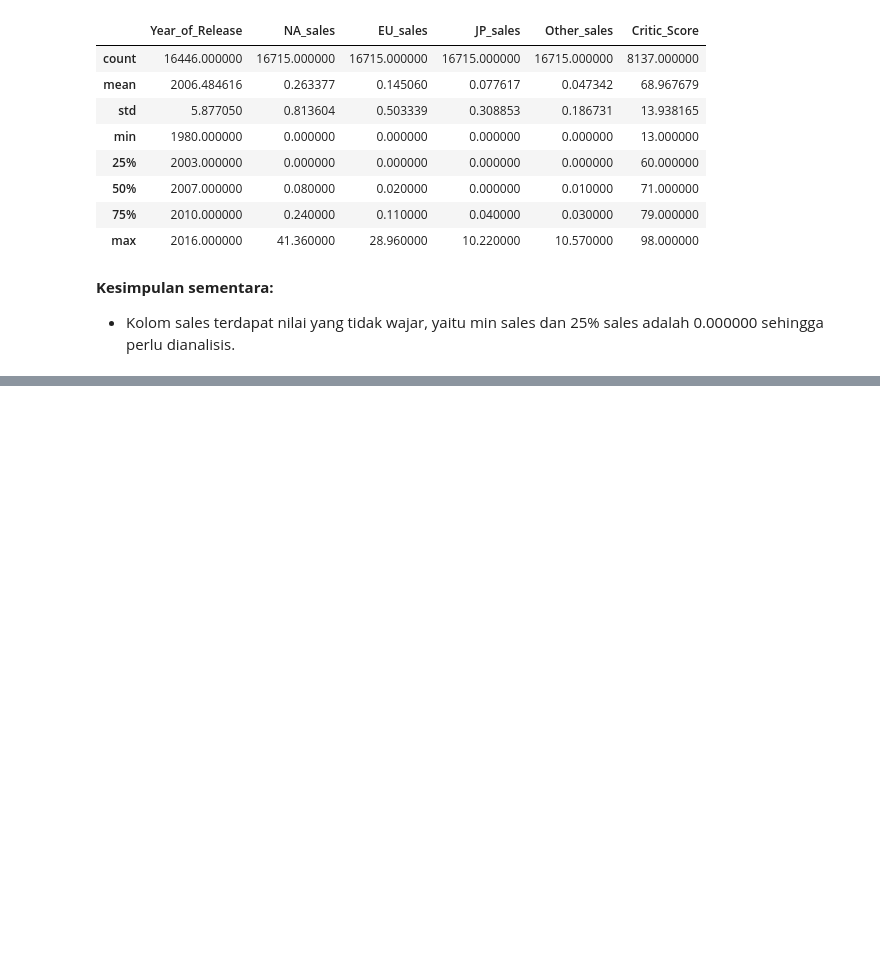
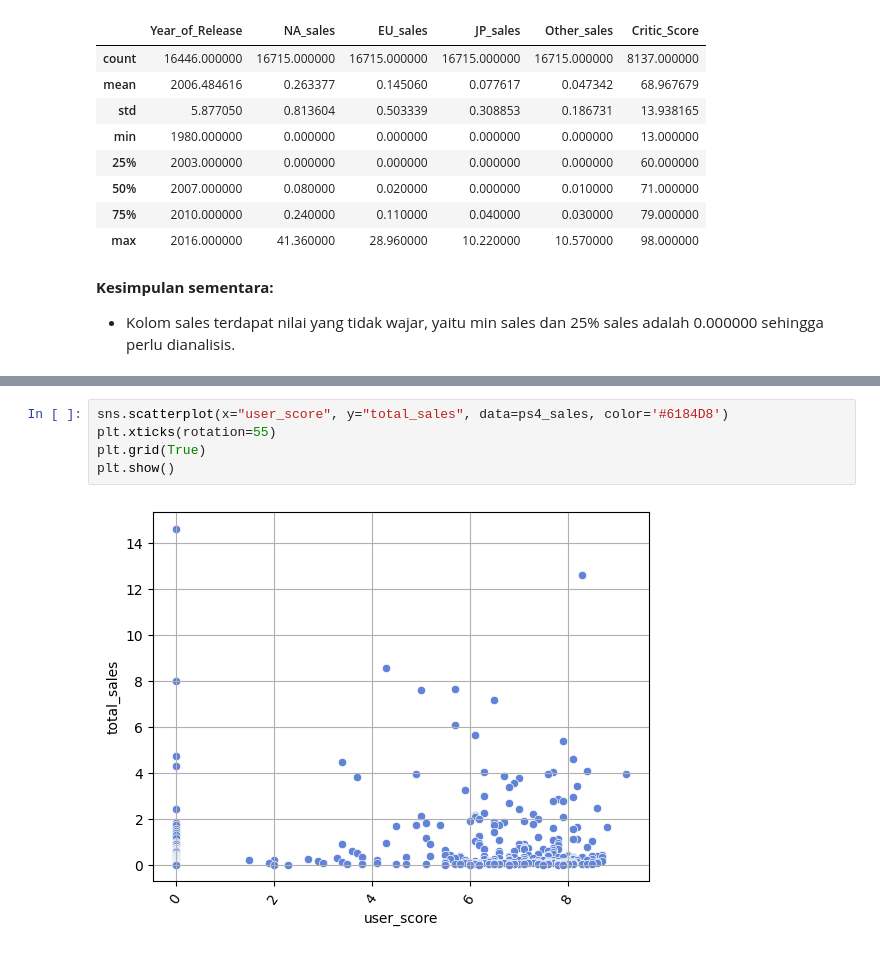
Before and after one commit to ShirotaT/DataAnalyst_Practicum, a Jupyter notebook: Project_5.games/Proyek5_GameBerpotensial.ipynb, the cells around one changed output, grey strips where cells are left out. Saved outputs shown, nothing was run; the diff lists cells and outputs as text; blank space fills up the shorter version.

```diff
--- a/Project_5.games/Proyek5_GameBerpotensial.ipynb
+++ b/Project_5.games/Proyek5_GameBerpotensial.ipynb
@@ -209,0 +778,7 @@ Setelah memeriksa data duplikat perlu memepertimbangkan data anomali berikut, ka
+# %%
+sns.scatterplot(x="user_score", y="total_sales", data=ps4_sales, color='#6184D8')
+plt.xticks(rotation=55)
+plt.grid(True)
+plt.show()
+# %% [output]
+[figure, added]
```
Also changed, not shown: parts of 75 cells of this notebook.
